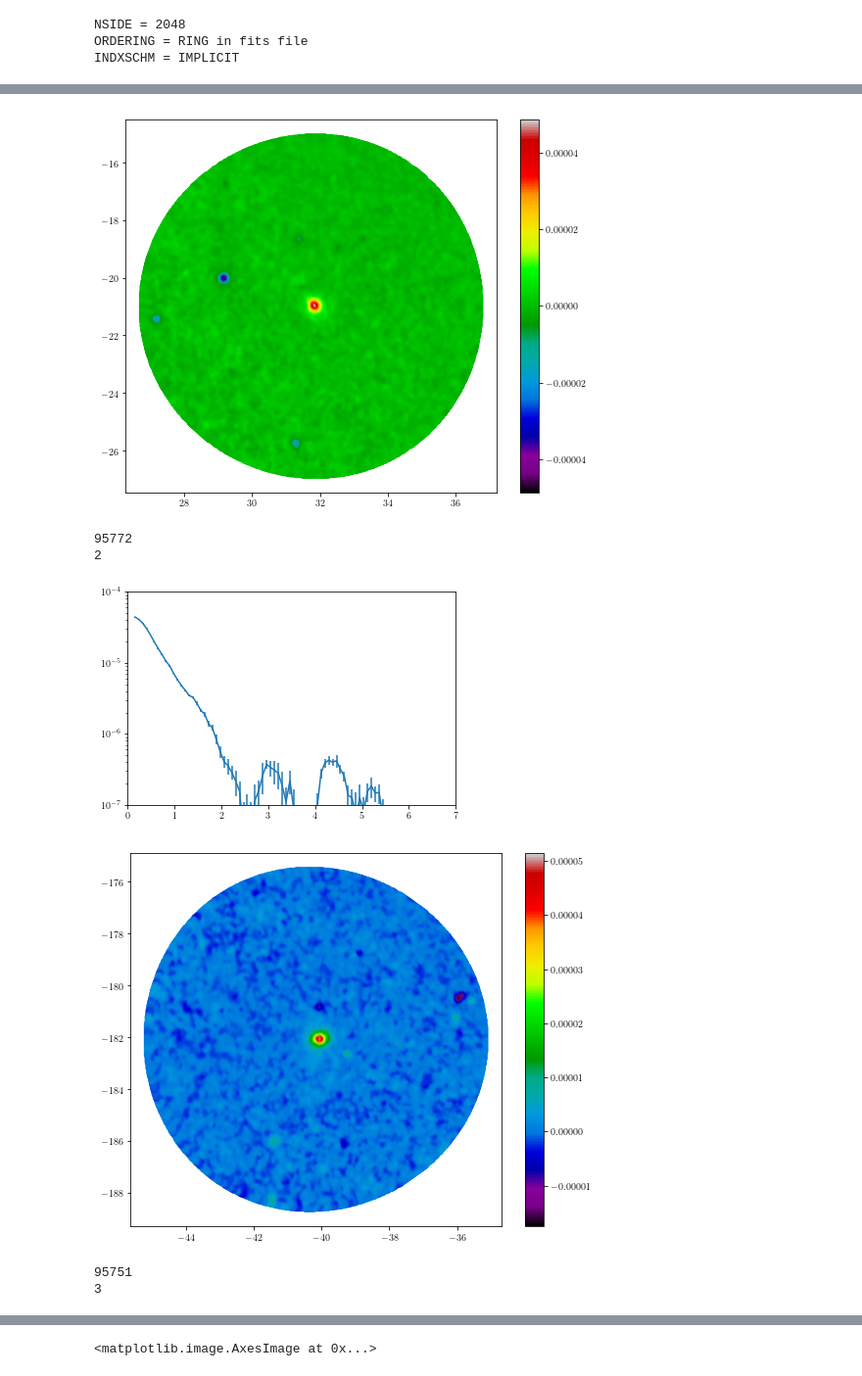
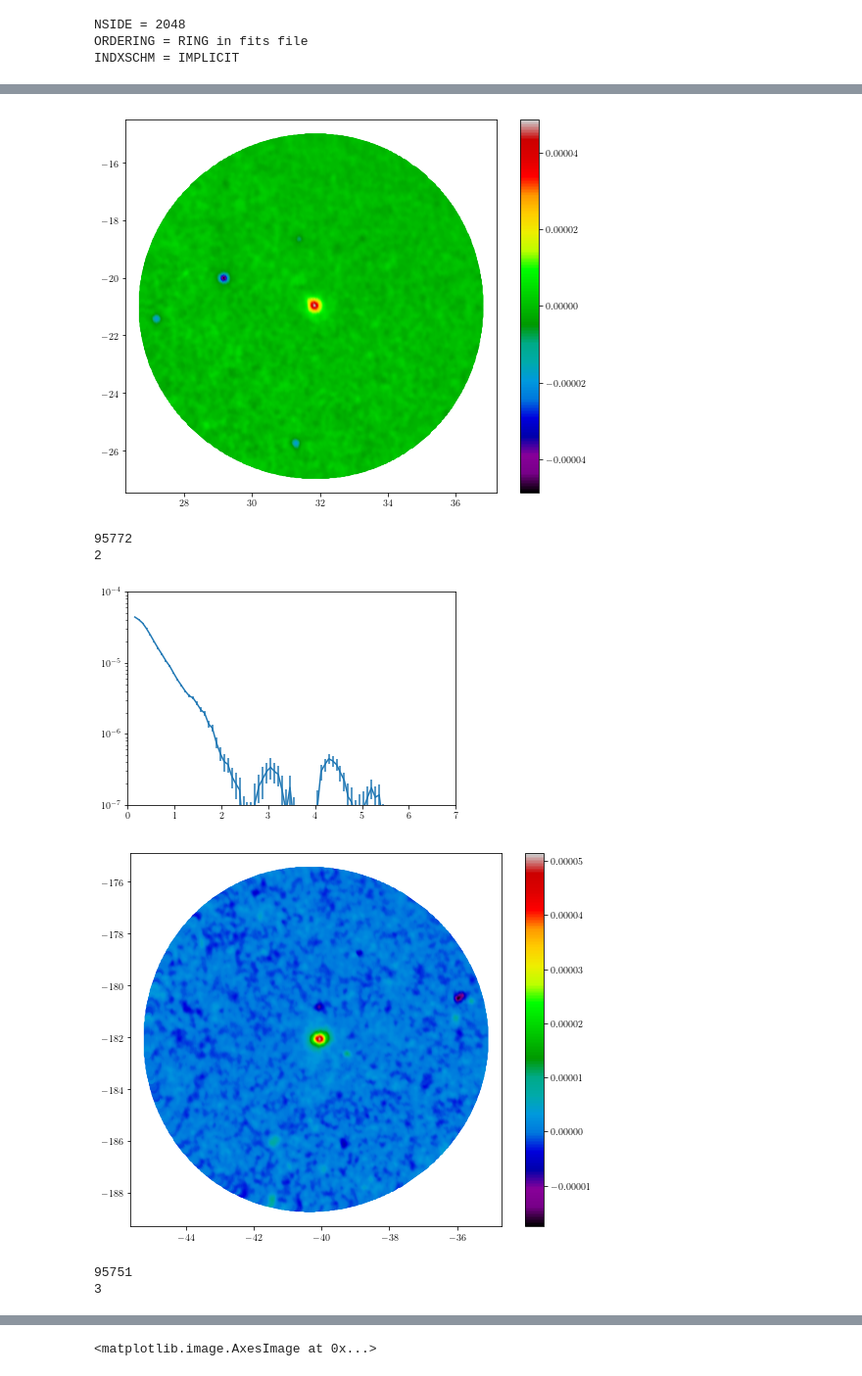
Before and after one commit to chihway/ClusterProfiles, a Jupyter notebook: planck/BootstrapMeasurement.ipynb, the cells around one changed output, grey strips where cells are left out. Shown at 98% size. Cells and saved outputs as stored; diff of their text form; code cells hidden in the pictures.

```diff
--- a/planck/BootstrapMeasurement.ipynb
+++ b/planck/BootstrapMeasurement.ipynb
@@ -89,7 +89,7 @@ for k in range(10):
     Y_boot = []
     Y_boot_err = []
 
-    for i in range(10):
+    for i in range(100):
         ids_new = np.random.choice(ids, size=Npix, replace=True)
 
         c2_new = SkyCoord(lon_y[mask_cluster][ids_new]*u.degree, lat_y[mask_cluster][ids_new]*u.degree, frame='icrs')
@@ -143,7 +143,7 @@ for k in range(10):
 [figure]
 95772
 2
-[figure, old version]
+[figure, new version]
 [figure]
 95751
 3
```
Also changed, not shown: parts of 1 cell of this notebook, 12 other files.
